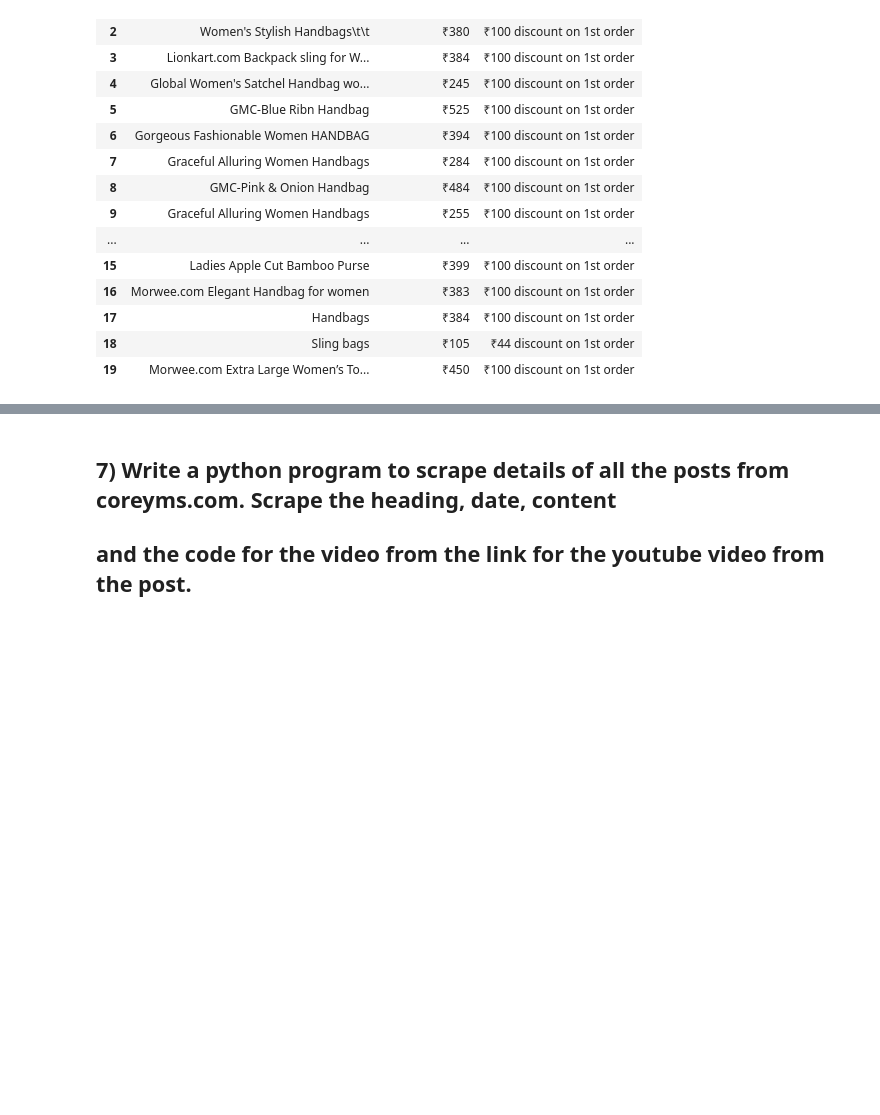
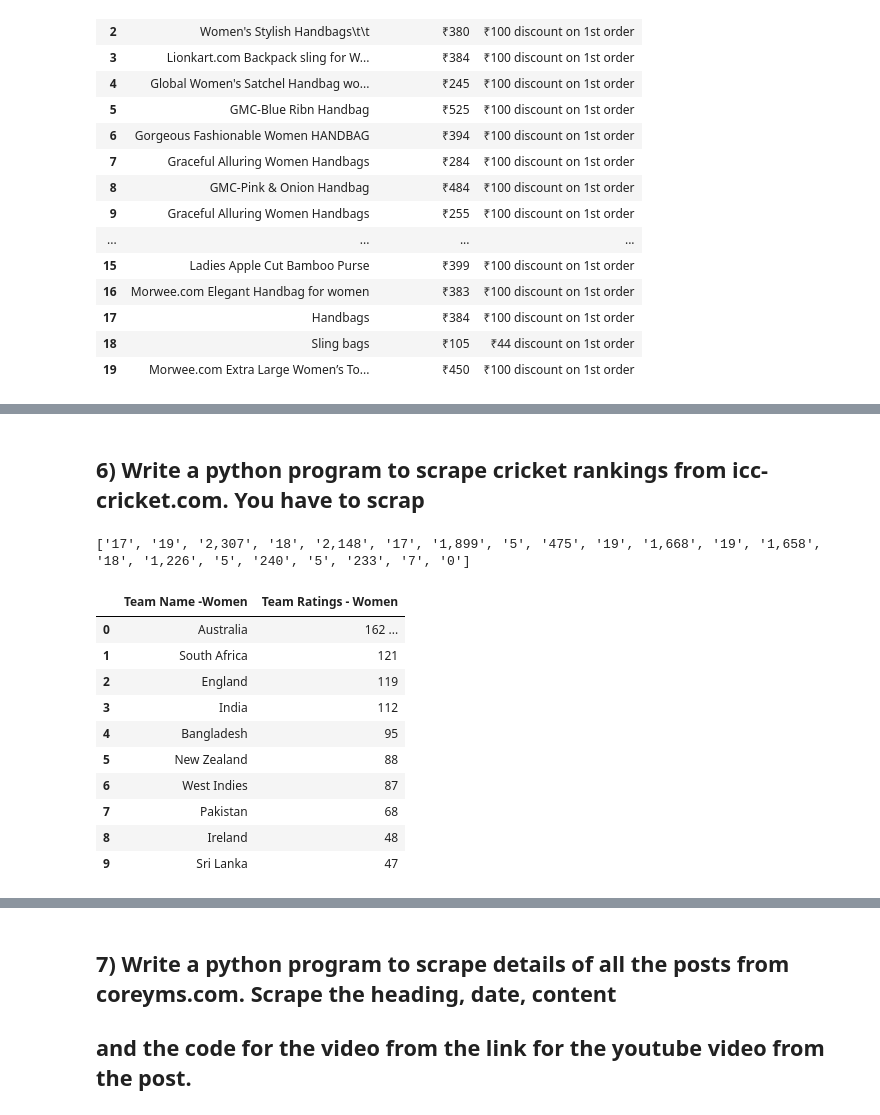
Before and after one commit to Pramodh23EAlpha/Internship, a Jupyter notebook: Web Scrapping -1.ipynb, the cells around one changed output, grey strips where cells are left out. Drawn from its saved outputs; the diff is of its cells as text; code cells hidden in the pictures; blank space fills up the shorter version.

```diff
--- a/Web Scrapping -1.ipynb
+++ b/Web Scrapping -1.ipynb
@@ -292,0 +370,56 @@ data.head(100)
+# %% [markdown]
+## 6) Write a python program to scrape cricket rankings from icc-cricket.com. You have to scrap
+# %%
+#https://www.icc-cricket.com/rankings/mens/team-rankings/odi
+data = pd.DataFrame()
+
+def geturlfromuser(userinput):
+
+
+    page = requests.get(userinput)
+
+    bsoup = BeautifulSoup(page.content, 'html.parser')
+    top_oditeams = bsoup.find_all('span',class_ = 'u-hide-phablet')
+    top_oditeams_matches= bsoup.find_all('td',class_ = ['rankings-block__banner--matches','table-body__cell u-center-text'])
+    top_oditeams_ratings = bsoup.find_all('td',class_ = ['table-body__cell u-text-right rating','rankings-block__banner--rating u-text-right'])
+    #top_oditeams_points = bsoup.find_all('td',class_ = 'table-body__cell u-center-text')
+    teams = []
+    matches=[]
+    ratings = []
+    for team in top_oditeams:
+        if len(team.get_text(strip=True)) != 0:
+            team.extract()
+            team = team.get_text().replace('\n', "")
+            teams.append(team)
+    #print(teams)
+    data['Team Name -Women'] = teams[:10]
+
+    for match in top_oditeams_matches:
+        match = match.get_text().replace('\n', "")
+        #match = match.strip(" ")
+        matches.append(match)
+    print(matches)    #SAME CLASS NAME UNDER SAME TAG HOW TO GET DAUBT!!!
+    #data['Team Matches and Points'] = matches
+
+    for rating in top_oditeams_ratings:
+        rating = rating.get_text().replace('\n', "")
+        ratings.append(rating)
+    #print(ratings)
+    data['Team Ratings - Women'] = ratings[:10]
+
+odi_teams = 'https://www.icc-cricket.com/rankings/womens/team-rankings/odi'
+geturlfromuser(odi_teams)
+data.head(100)
+# %% [output]
+['17', '19', '2,307', '18', '2,148', '17', '1,899', '5', '475', '19', '1,668', '19', '1,658', '18', '1,226', '5', '240', '5', '233', '7', '0']
+|  | Team Name -Women | Team Ratings - Women |
+| 0 | Australia | 162 ... |
+| 1 | South Africa | 121 |
+| 2 | England | 119 |
+| 3 | India | 112 |
+| 4 | Bangladesh | 95 |
+| 5 | New Zealand | 88 |
+| 6 | West Indies | 87 |
+| 7 | Pakistan | 68 |
+| 8 | Ireland | 48 |
+| 9 | Sri Lanka | 47 |
```
Also changed, not shown: parts of 4 cells of this notebook.
